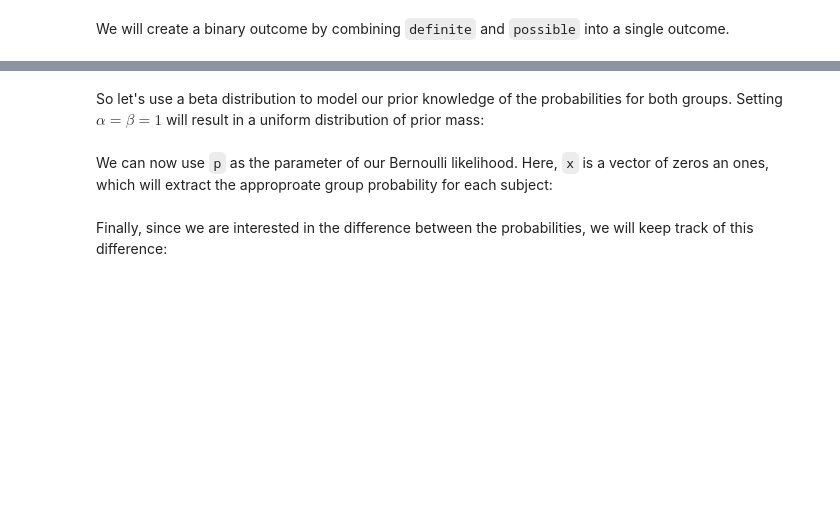
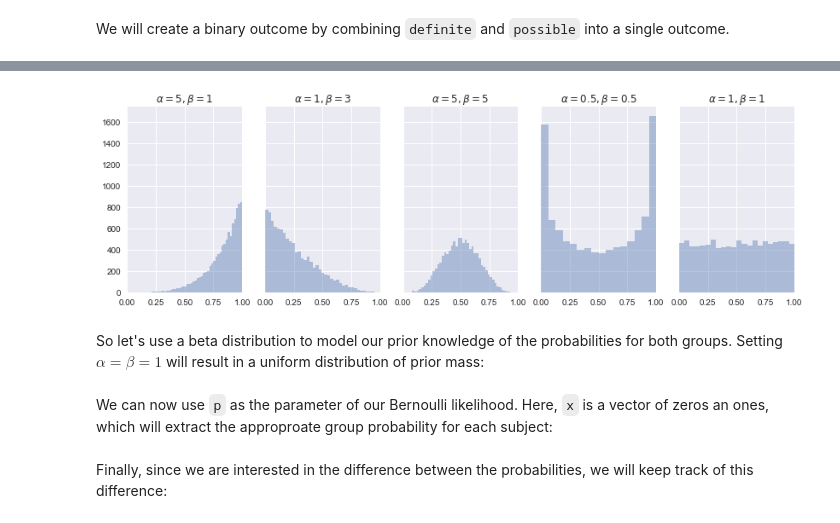
Before and after one commit to fonnesbeck/basic_bayes, a Jupyter notebook: Basic Bayesian Analysis.ipynb, the cells around one changed output, grey strips where cells are left out. Cells and saved outputs as stored; diff of their text form; code cells hidden in the pictures; blank space fills up the shorter version.

```diff
--- a/Basic Bayesian Analysis.ipynb
+++ b/Basic Bayesian Analysis.ipynb
@@ -306,3 +390,15 @@ $$ f(x \mid \alpha, \beta) = \frac{x^{\alpha - 1} (1 - x)^{\beta - 1}}{B(\alpha,
+# %%
+from pymc3 import Beta
+
+params = (5, 1), (1, 3), (5, 5), (0.5, 0.5), (1, 1)
+
+fig, axes = plt.subplots(1, len(params), figsize=(14, 4), sharey=True)
+for ax, (alpha, beta) in zip(axes, params):
+    sns.distplot(Beta.dist(alpha, beta).random(size=10000), ax=ax, kde=False)
+    ax.set_xlim(0, 1)
+    ax.set_title(r'$\alpha={0}, \beta={1}$'.format(alpha, beta));
+# %% [output]
+[figure, added]
 # %% [markdown]
 So let's use a beta distribution to model our prior knowledge of the probabilities for both groups. Setting $\alpha = \beta = 1$ will result in a uniform distribution of prior mass:
 # %%
```
Also changed, not shown: parts of 39 cells of this notebook.
